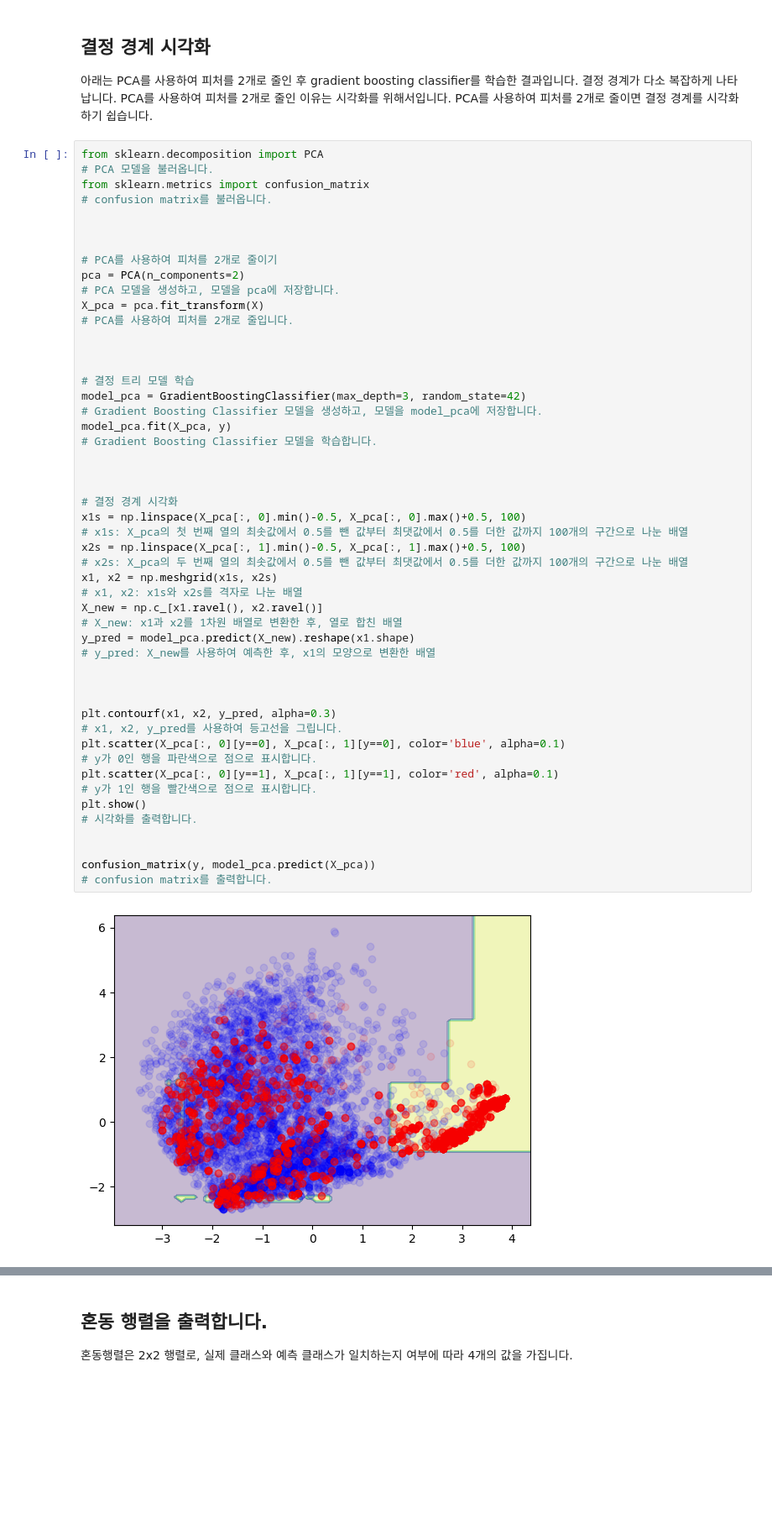
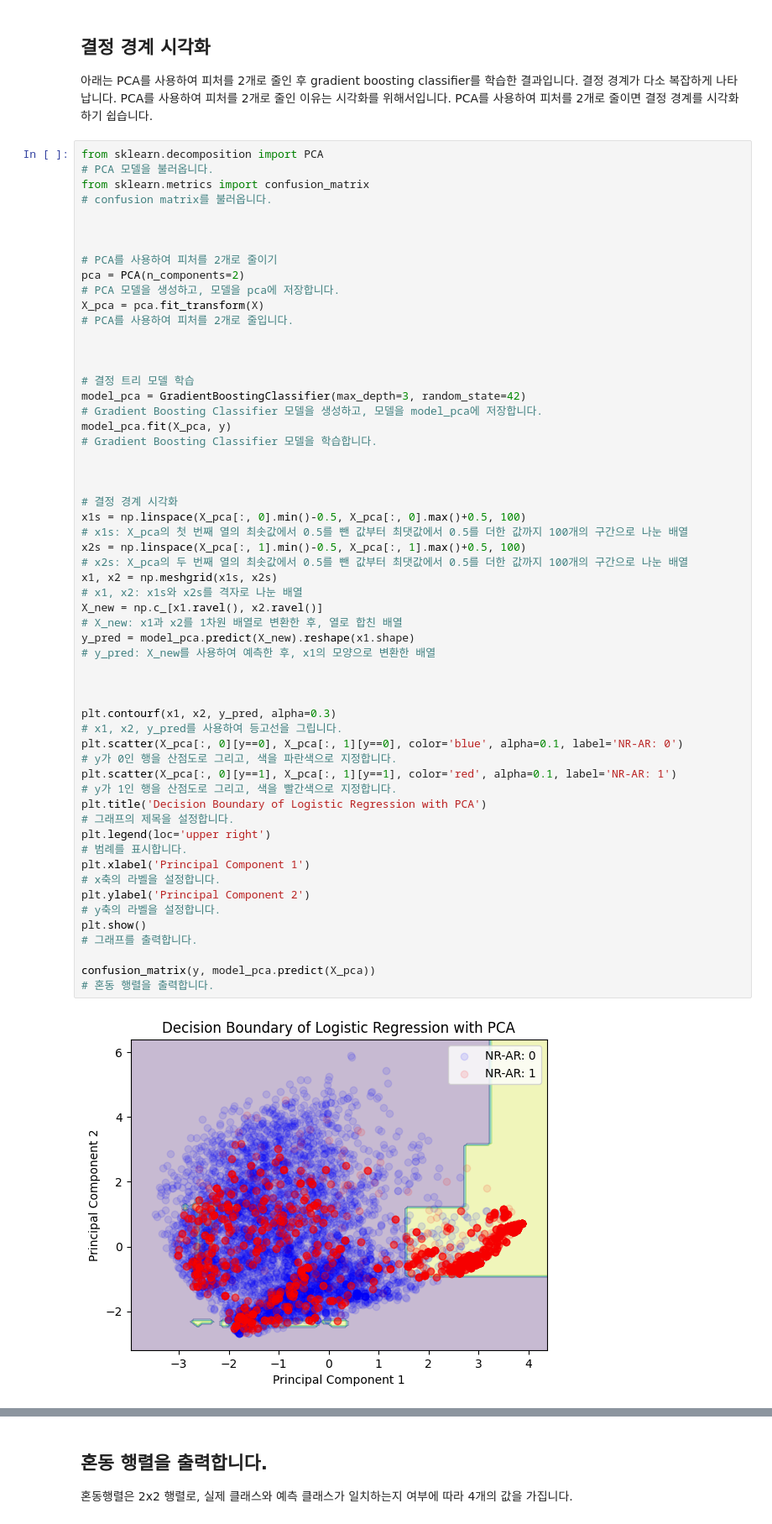
Before and after one commit to jaehyunGo/chem2401, a Jupyter notebook: 3.ModelFitting/3-4.Gradient_Boosting_Classifier.ipynb, the cells around one changed output, grey strips where cells are left out. Shown: that part at 84% size. Cells and saved outputs as stored; diff of their text form; blank space fills up the shorter version.

```diff
--- a/3.ModelFitting/3-4.Gradient_Boosting_Classifier.ipynb
+++ b/3.ModelFitting/3-4.Gradient_Boosting_Classifier.ipynb
@@ -146,41 +148,48 @@ X_pca = pca.fit_transform(X)
 
 
 # 결정 트리 모델 학습
 model_pca = GradientBoostingClassifier(max_depth=3, random_state=42)
 # Gradient Boosting Classifier 모델을 생성하고, 모델을 model_pca에 저장합니다.
 model_pca.fit(X_pca, y)
 # Gradient Boosting Classifier 모델을 학습합니다.
 
 
 
 # 결정 경계 시각화
 x1s = np.linspace(X_pca[:, 0].min()-0.5, X_pca[:, 0].max()+0.5, 100)
 # x1s: X_pca의 첫 번째 열의 최솟값에서 0.5를 뺀 값부터 최댓값에서 0.5를 더한 값까지 100개의 구간으로 나눈 배열
 x2s = np.linspace(X_pca[:, 1].min()-0.5, X_pca[:, 1].max()+0.5, 100)
 # x2s: X_pca의 두 번째 열의 최솟값에서 0.5를 뺀 값부터 최댓값에서 0.5를 더한 값까지 100개의 구간으로 나눈 배열
 x1, x2 = np.meshgrid(x1s, x2s)
 # x1, x2: x1s와 x2s를 격자로 나눈 배열
 X_new = np.c_[x1.ravel(), x2.ravel()]
 # X_new: x1과 x2를 1차원 배열로 변환한 후, 열로 합친 배열
 y_pred = model_pca.predict(X_new).reshape(x1.shape)
 # y_pred: X_new를 사용하여 예측한 후, x1의 모양으로 변환한 배열
 
 
 
 plt.contourf(x1, x2, y_pred, alpha=0.3)
 # x1, x2, y_pred를 사용하여 등고선을 그립니다.
-plt.scatter(X_pca[:, 0][y==0], X_pca[:, 1][y==0], color='blue', alpha=0.1)
-# y가 0인 행을 파란색으로 점으로 표시합니다.
-plt.scatter(X_pca[:, 0][y==1], X_pca[:, 1][y==1], color='red', alpha=0.1)
-# y가 1인 행을 빨간색으로 점으로 표시합니다.
+plt.scatter(X_pca[:, 0][y==0], X_pca[:, 1][y==0], color='blue', alpha=0.1, label='NR-AR: 0')
+# y가 0인 행을 산점도로 그리고, 색을 파란색으로 지정합니다.
+plt.scatter(X_pca[:, 0][y==1], X_pca[:, 1][y==1], color='red', alpha=0.1, label='NR-AR: 1')
+# y가 1인 행을 산점도로 그리고, 색을 빨간색으로 지정합니다.
+plt.title('Decision Boundary of Logistic Regression with PCA')
+# 그래프의 제목을 설정합니다.
+plt.legend(loc='upper right')
+# 범례를 표시합니다.
+plt.xlabel('Principal Component 1')
+# x축의 라벨을 설정합니다.
+plt.ylabel('Principal Component 2')
+# y축의 라벨을 설정합니다.
 plt.show()
-# 시각화를 출력합니다.
-
+# 그래프를 출력합니다.
 
 confusion_matrix(y, model_pca.predict(X_pca))
-# confusion matrix를 출력합니다.
+# 혼동 행렬을 출력합니다.
 # %% [output]
-[figure, old version]
+[figure, new version]
 array([[5196,  369],
        [1816, 3749]])
 # %% [markdown]
```
Also changed, not shown: parts of 4 cells of this notebook, 2 other files.
